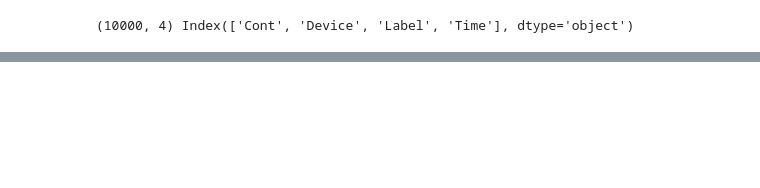
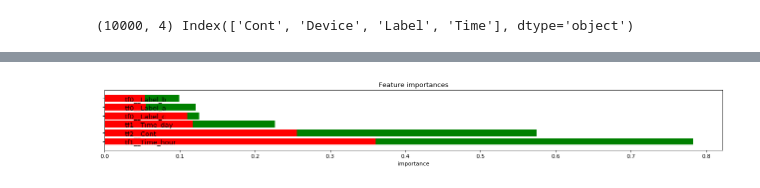
Before and after one commit to mzoll/sklearnext, a Jupyter notebook: resources/notebooks/simplistic_example.ipynb, the cells around one changed output, grey strips where cells are left out. Cells and saved outputs as stored; diff of their text form; code cells hidden in the pictures; blank space fills up the shorter version.

```diff
--- a/resources/notebooks/simplistic_example.ipynb
+++ b/resources/notebooks/simplistic_example.ipynb
@@ -223,3 +218,7 @@ plot_CategoryFork_FeatureImportances(main_pipe)
+# %%
+plot_CategoryFork_FeatureImportances(main_pipe, coverage_weighted=False)
+# %% [output]
+[figure, added]
 # %%
 plot_CategoryFork_prediction(main_pipe, X_test)
 # %% [output]
```
Also changed, not shown: parts of 17 cells of this notebook, 1 other file.
